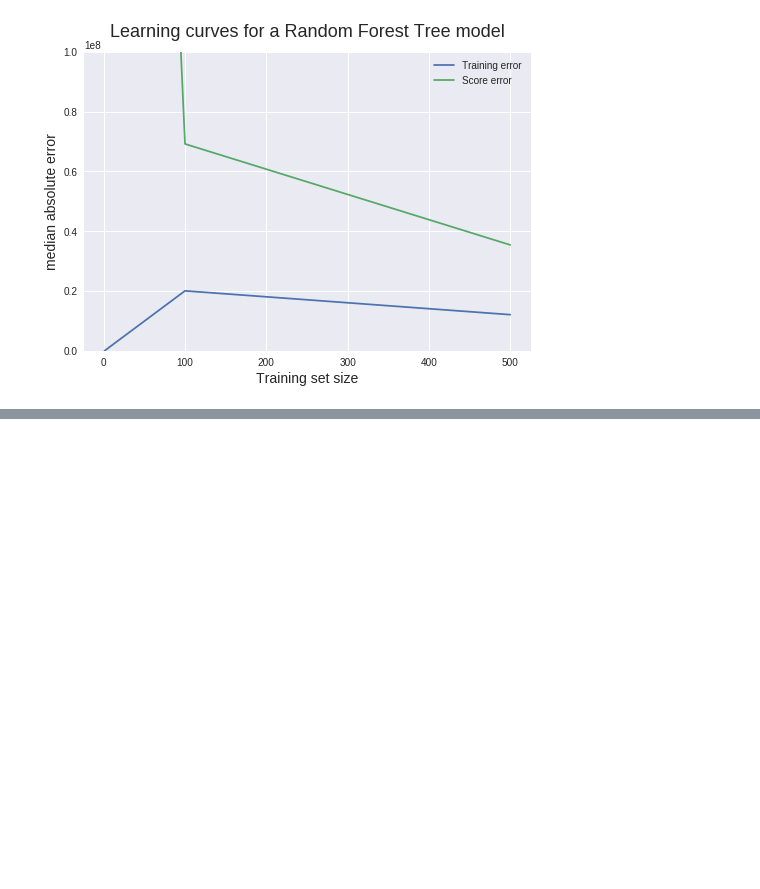
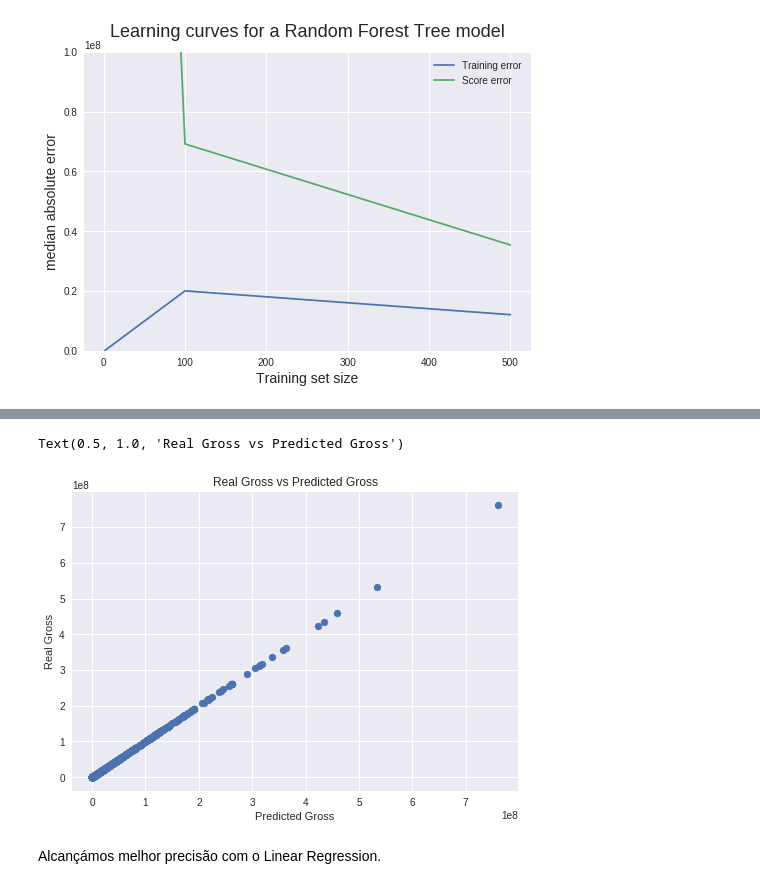
Before and after one commit to GoncNeto/Data-Science, a Jupyter notebook: TPC6_pt2_Oficial.ipynb, the cells around one changed output, grey strips where cells are left out. Cells and saved outputs as stored; diff of their text form; code cells hidden in the pictures; blank space fills up the shorter version.

```diff
--- a/TPC6_pt2_Oficial.ipynb
+++ b/TPC6_pt2_Oficial.ipynb
@@ -204,0 +248,10 @@ plt.ylim(0,100000000)
+# %%
+plt.scatter(test_labels, predict)
+plt.xlabel("Predicted Gross")
+plt.ylabel("Real Gross")
+plt.title("Real Gross vs Predicted Gross")
+# %% [output]
+Text(0.5, 1.0, 'Real Gross vs Predicted Gross')
+[figure, added]
+# %% [markdown]
+Alcançámos melhor precisão com o Linear Regression.
```
Also changed, not shown: parts of 19 cells of this notebook.
